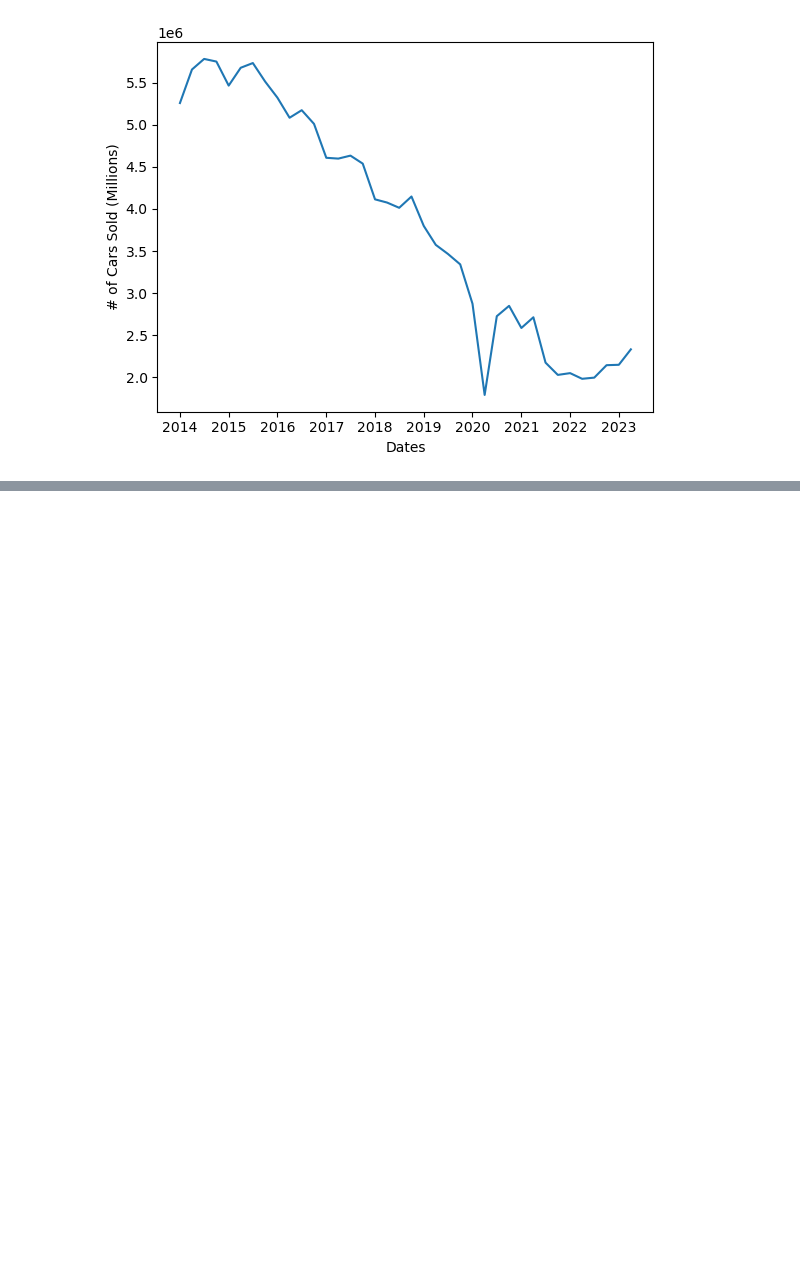
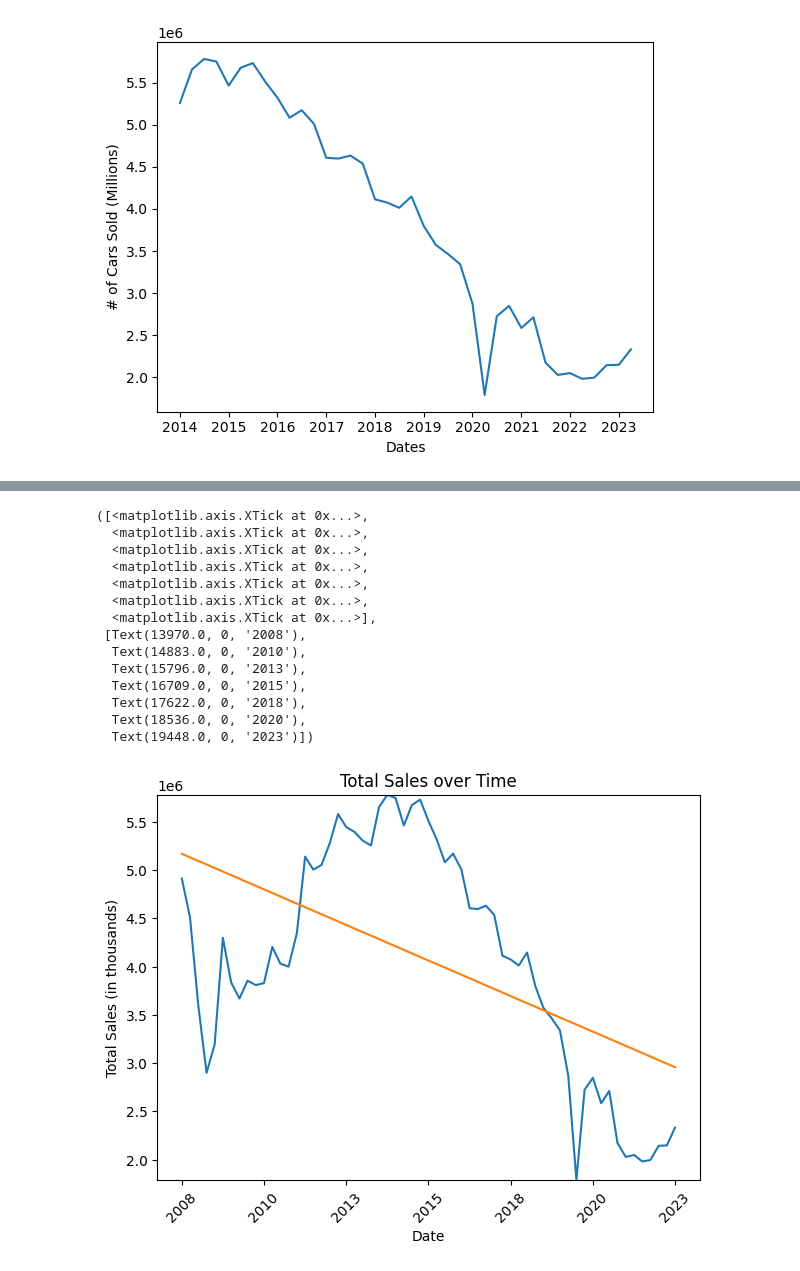
Before and after one commit to NadyaSlb/New_Car_Loan_Analysis, a Jupyter notebook: Car Data Analysis.ipynb, the cells around one changed output, grey strips where cells are left out. Drawn from its saved outputs; the diff is of its cells as text; code cells hidden in the pictures; blank space fills up the shorter version.

```diff
--- a/Car Data Analysis.ipynb
+++ b/Car Data Analysis.ipynb
@@ -692,0 +739,53 @@ Text(0, 0.5, '# of Cars Sold (Millions)')
+# %%
+# Convert to datetime type
+temp_df['observation_date'] = pd.to_datetime(temp_df['observation_date'])
+
+# Set figure size
+plt.figure(figsize=(7, 5))
+
+# Create a line chart
+plt.plot(temp_df['observation_date'], temp_df['Number of Cars Sold'])
+
+# Calculate the linear regression line for 2008-2018
+x = np.arange(len(temp_df['observation_date']))
+y = temp_df['Number of Cars Sold']
+coefficients = np.polyfit(x, y, 1)
+linear_regression_line = np.polyval(coefficients, x)
+
+# Plot the linear regression line
+plt.plot(temp_df['observation_date'], linear_regression_line, label='Linear Regression')
+
+# Add labels and title
+plt.xlabel('Date')
+plt.ylabel('Total Sales (in thousands)')
+plt.title('Total Sales over Time')
+
+plt.gca().yaxis.set_major_formatter(ScalarFormatter(useOffset=True))
+
+# Set limits
+plt.ylim(ymin=temp_df['Number of Cars Sold'].min(), ymax=temp_df['Number of Cars Sold'].max())
+
+# Rotate labels
+plt.xticks(rotation=45)
+
+# Define custom labels
+custom_labels = ['2008', '2010', '2013', '2015', '2018', '2020', '2023']
+
+# Set the custom labels
+plt.xticks(temp_df['observation_date'][::10], custom_labels)
+# %% [output]
+([<matplotlib.axis.XTick at 0x...>,
+  <matplotlib.axis.XTick at 0x...>,
+  <matplotlib.axis.XTick at 0x...>,
+  <matplotlib.axis.XTick at 0x...>,
+  <matplotlib.axis.XTick at 0x...>,
+  <matplotlib.axis.XTick at 0x...>,
+  <matplotlib.axis.XTick at 0x...>],
+ [Text(13970.0, 0, '2008'),
+  Text(14883.0, 0, '2010'),
+  Text(15796.0, 0, '2013'),
+  Text(16709.0, 0, '2015'),
+  Text(17622.0, 0, '2018'),
+  Text(18536.0, 0, '2020'),
+  Text(19448.0, 0, '2023')])
+[figure, added]
```
Also changed, not shown: parts of 17 cells of this notebook.
